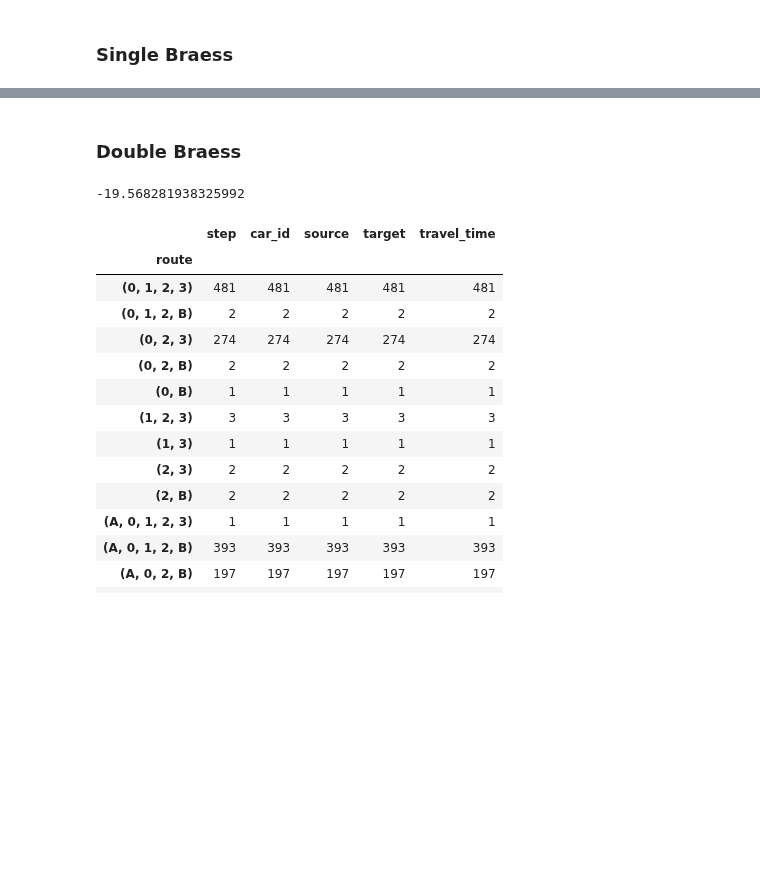
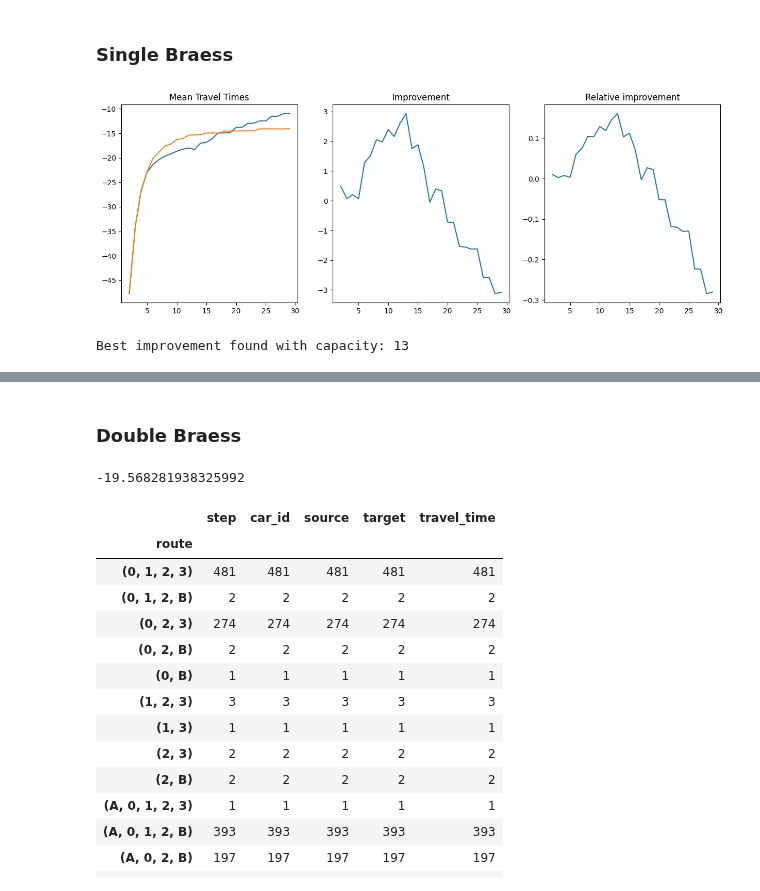
Before and after one commit to michoest/aamas-2024, a Jupyter notebook: src/traffic/v3/braess.ipynb, the cells around one changed output, grey strips where cells are left out. Cells and saved outputs as stored; diff of their text form; code cells hidden in the pictures; blank space fills up the shorter version.

```diff
--- a/src/traffic/v3/braess.ipynb
+++ b/src/traffic/v3/braess.ipynb
@@ -86,33 +88,40 @@ step_stats['flow'].plot()
 # %%
 number_of_steps = 1000
 car_counts = {(0, 3): 30}
 
 mean_travel_times_allowed = []
 mean_travel_times_prohibited = []
-for capacity in range(2, 30):
+for capacity in trange(2, 30):
     for allowed_edge in [True, False]:
         network = create_braess_network(capacity=capacity)
         model = TrafficModel(network, create_cars(network, car_counts=car_counts))
         model.set_edge_restriction((1, 2), allowed=allowed_edge)
-        step_stats, car_stats = model.run_sequentially(number_of_steps)
+        step_stats, car_stats = model.run_sequentially(number_of_steps, show_progress=False)
 
         if allowed_edge:
             mean_travel_times_allowed.append((-car_stats["travel_time"]).mean())
         else:
             mean_travel_times_prohibited.append((-car_stats["travel_time"]).mean())
 
-f, (ax1, ax2) = plt.subplots(1, 2)
-f.set_figwidth(10)
+f, (ax1, ax2, ax3) = plt.subplots(1, 3, figsize=(15, 5))
+
 ax1.plot(range(2,30), pd.DataFrame({'allowed': mean_travel_times_allowed, 'prohibited': mean_travel_times_prohibited}))
 ax1.set_title('Mean Travel Times')
 
 improvement = np.array(mean_travel_times_prohibited) - np.array(mean_travel_times_allowed)
 ax2.plot(range(2,30), improvement)
 ax2.set_title('Improvement')
 
+relative_improvement = improvement / abs(np.array(mean_travel_times_allowed))
+ax3.plot(range(2,30), relative_improvement)
+ax3.set_title('Relative improvement')
+
 plt.show()
 
 print(f'Best improvement found with capacity: {np.argmax(improvement) + 2}')
+# %% [output]
+[figure, added]
+Best improvement found with capacity: 13
 # %%
 network = create_braess_network(capacity=13)
 model = TrafficModel(network, create_cars(network, car_counts=car_counts))
```
Also changed, not shown: parts of 8 cells of this notebook.
